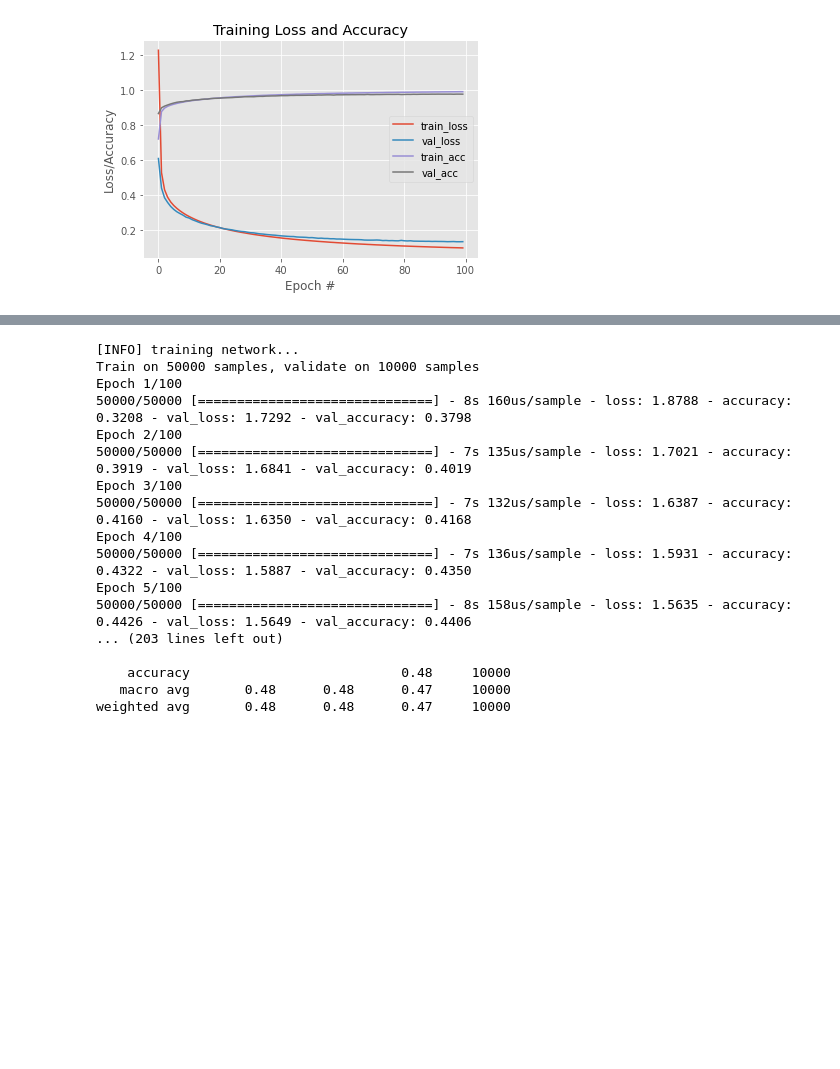
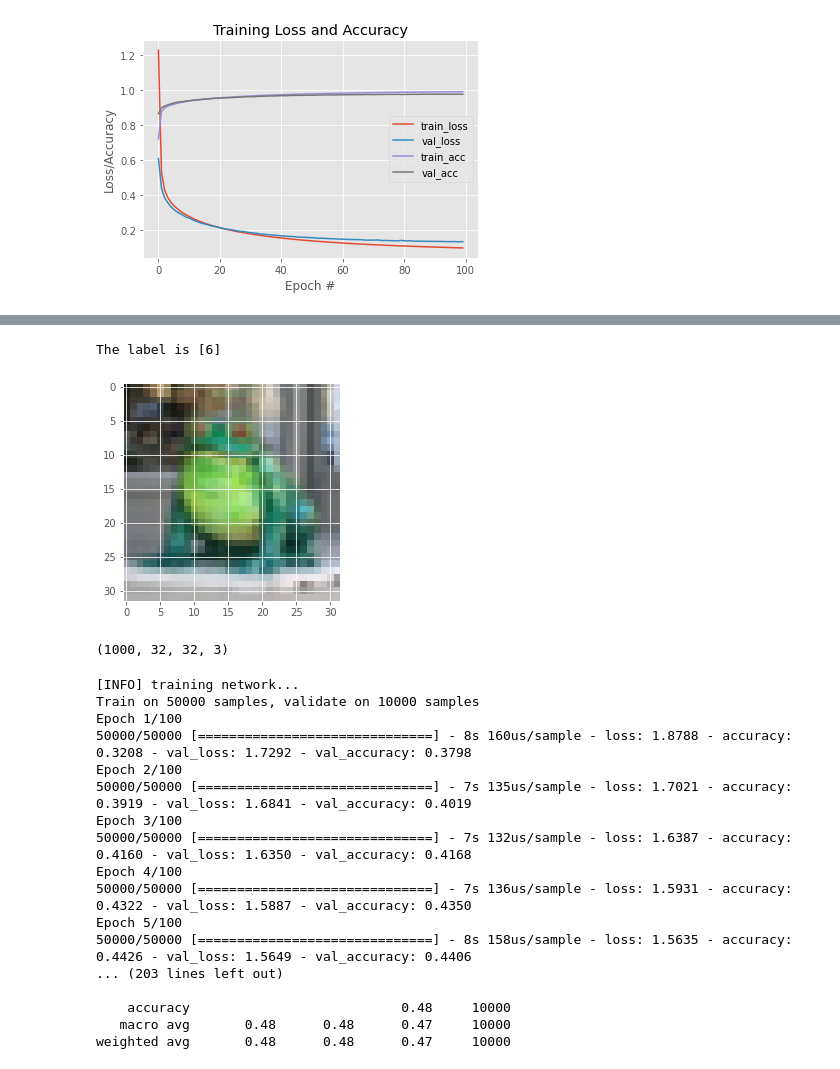
Before and after one commit to rtwhite1546/Fall-2021-Neural-Networks, a Jupyter notebook: Week-6-Vanishing-Gradients-Keras/Week6.ipynb, the cells around one changed output, grey strips where cells are left out. Drawn from its saved outputs; the diff is of its cells as text; code cells hidden in the pictures; blank space fills up the shorter version.

```diff
--- a/Week-6-Vanishing-Gradients-Keras/Week6.ipynb
+++ b/Week-6-Vanishing-Gradients-Keras/Week6.ipynb
@@ -211,3 +223,41 @@ As expected, this is a little better. Just like our own code, Keras can easily b
+# %%
+from tensorflow.keras.datasets import cifar10
+
+cifarData = cifar10.load_data()
+
+# 1st index: training [0] and testing [1] data and labels
+# 2nd index: datapoints [0] and labels [1]
+# 3rd index: image from the set (0-49999) for training and (0-9999) for testing
+# 4th index: column of RGB triples for pixels in column (0-32)
+# 5th index: RGB triple for each pixel in column (0-32)
+# 6th index: R for pixel, G for pixel, B for pixel (0-2)
+# %%
+# DISPLAY MNIST PICTURES, DATA ARRAYS, AND LABELS
+from IPython.display import clear_output
+from keyboard import wait
+
+for counter in range(20):
+    pictureData = cifarData[0][0][counter]
+    # plot the datapoints and their labels
+    print('The label is', cifarData[0][1][counter])
+    #print(pictureData)
+
+    # plot the image
+    plt.imshow(pictureData)
+    plt.show()
+
+    # wait until user presses 'q'
+    wait('q')
+
+    # clear the input
+    clear_output(wait=True)
+# %% [output]
+The label is [6]
+[figure, added]
+# %%
+cifarData[0][0][:1000].shape
+# %% [output]
+(1000, 32, 32, 3)
 # %%
 # load the training and testing data, scale it into the range [0, 1],
 # then reshape the design matrix
```
Also changed, not shown: parts of 5 cells of this notebook, 2 other files.
